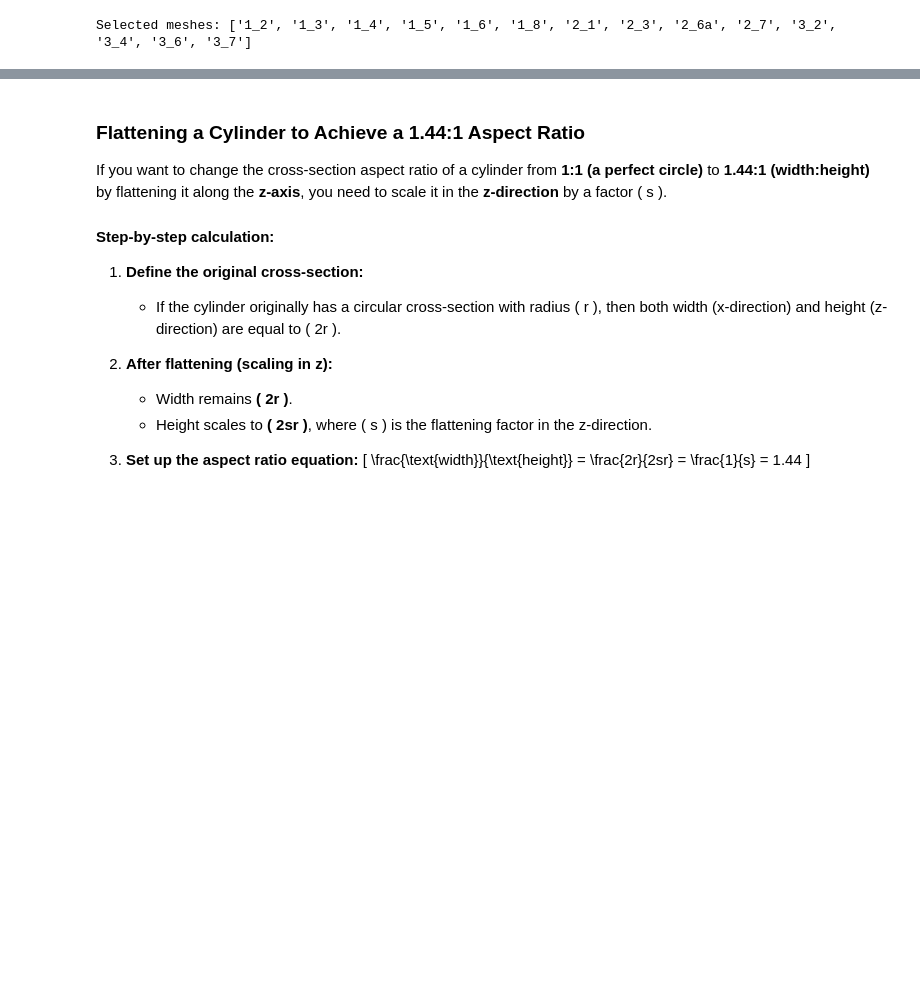
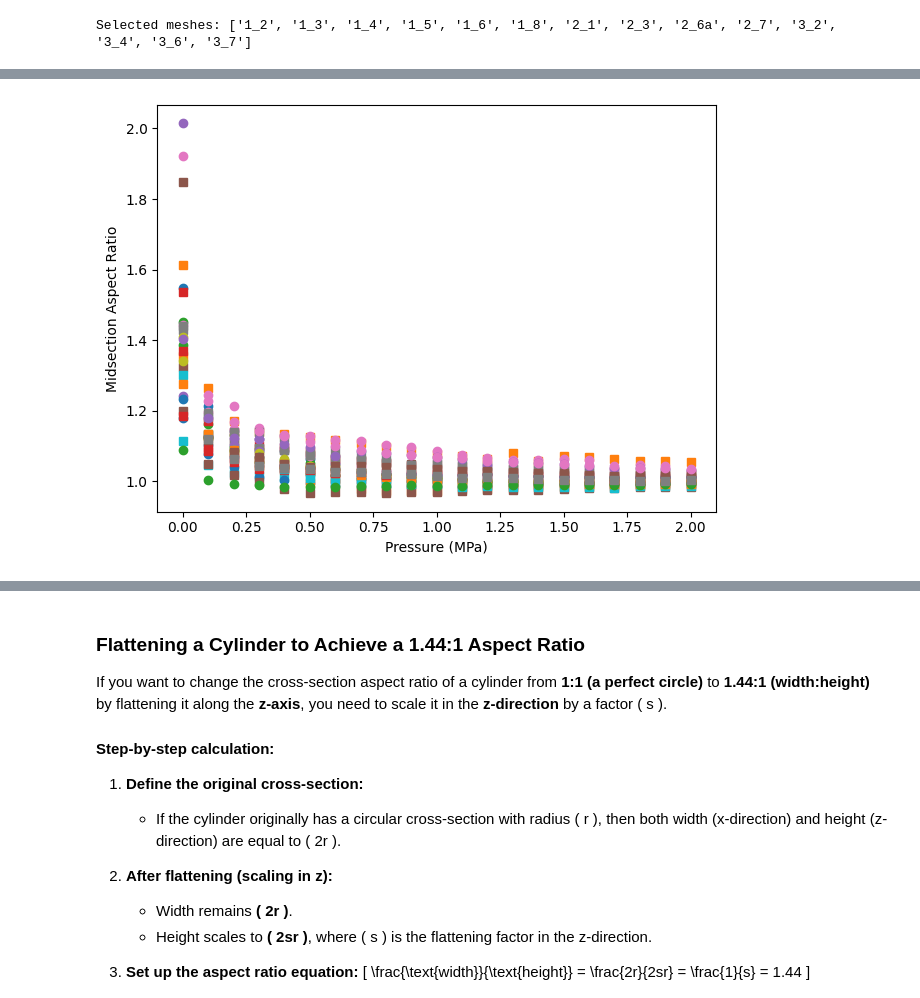
Before and after one commit to mtomtom/onion-stomatal-geometry, a Jupyter notebook: output/results.ipynb, the cells around one changed output, grey strips where cells are left out. Cells and saved outputs as stored; diff of their text form; code cells hidden in the pictures; blank space fills up the shorter version.

```diff
--- a/output/results.ipynb
+++ b/output/results.ipynb
@@ -128,3 +33,30 @@ print("Selected meshes:", selected_meshes)
 17
 [figure]
 Selected meshes: ['1_2', '1_3', '1_4', '1_5', '1_6', '1_8', '2_1', '2_3', '2_6a', '2_7', '3_2', '3_4', '3_6', '3_7']
+# %%
+
+
+
+
+# Build a lookup dictionary for fast updates
+row_lookup = {(row["Mesh ID"], row["Pressure (MPa)"]): row for row in rows}
+
+for file in mesh_files:
+    mesh_id = "_".join(file.stem.split("_")[2:4])
+    pressure = float(file.stem.split("_")[-1])
+    pressure = round(pressure, 2)
+    section_points_right, section_points_left, section_traces_left, section_traces_right = csh.analyze_stomata_mesh(
+        file, num_sections=20, n_points=40, visualize=False
+    )
+    lr, major_length_l, minor_length_l = csh.calculate_cross_section_aspect_ratios_and_lengths(section_points_left[10])
+    rr, major_length_r, minor_length_r = csh.calculate_cross_section_aspect_ratios_and_lengths(section_points_right[10])
+    # Update the row directly using the lookup
+    key = (mesh_id, pressure)
+    if key in row_lookup:
+        row_lookup[key]["Midsection AR left"] = lr
+        row_lookup[key]["Midsection AR right"] = rr
+
+
+df = pd.DataFrame(rows)
+df.sort_values(by=["Mesh ID"], inplace=True)
+display(df)
@@ -145,3 +264,19 @@ plt.show()
+# %%
+## Plot change in aspect ratio with pressure for the selected meshes
+# Ensure all values are floats, not lists
+df["Midsection AR left"] = df["Midsection AR left"].apply(lambda x: x[0] if isinstance(x, (list, np.ndarray)) else x)
+df["Midsection AR right"] = df["Midsection AR right"].apply(lambda x: x[0] if isinstance(x, (list, np.ndarray)) else x)
+for mesh_id in selected_meshes:
+    mesh_data = df[df["Mesh ID"] == mesh_id]
+    plt.plot(mesh_data["Pressure (MPa)"], mesh_data["Midsection AR left"], 'o', label=f"{mesh_id} left")
+    plt.plot(mesh_data["Pressure (MPa)"], mesh_data["Midsection AR right"], 's', label=f"{mesh_id} right")
+plt.xlabel("Pressure (MPa)")
+plt.ylabel("Midsection Aspect Ratio")
+plt.tight_layout()
+plt.savefig("pressure_vs_aspect_ratio_all_meshes.png", dpi=300)
+plt.show()
+# %% [output]
+[figure, added]
 # %%
 ## Select 3 values to plot (with different starting pore areas).
 ## This figure should comprise the 3 curves, plus the 3 starting mesh geometries.
```
Also changed, not shown: parts of 11 cells of this notebook.
